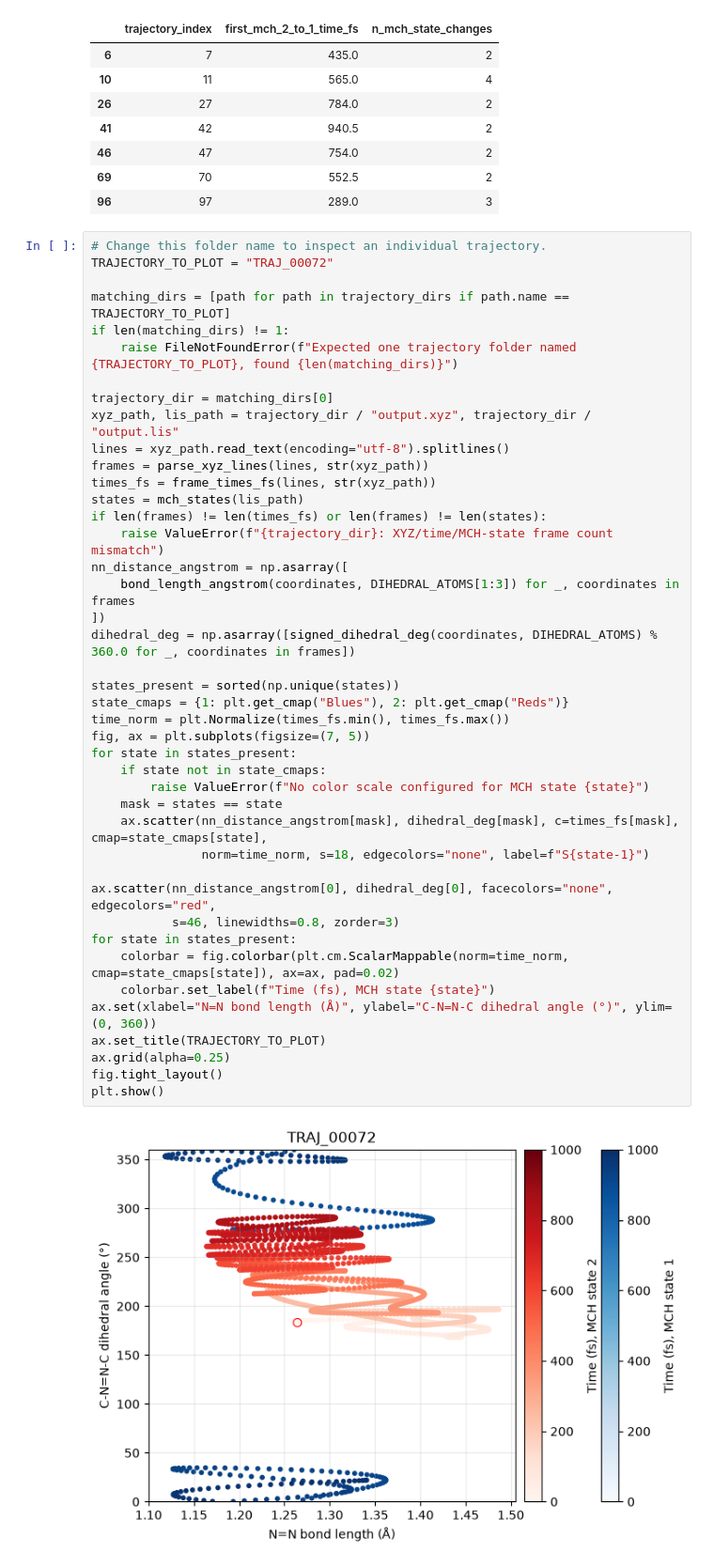
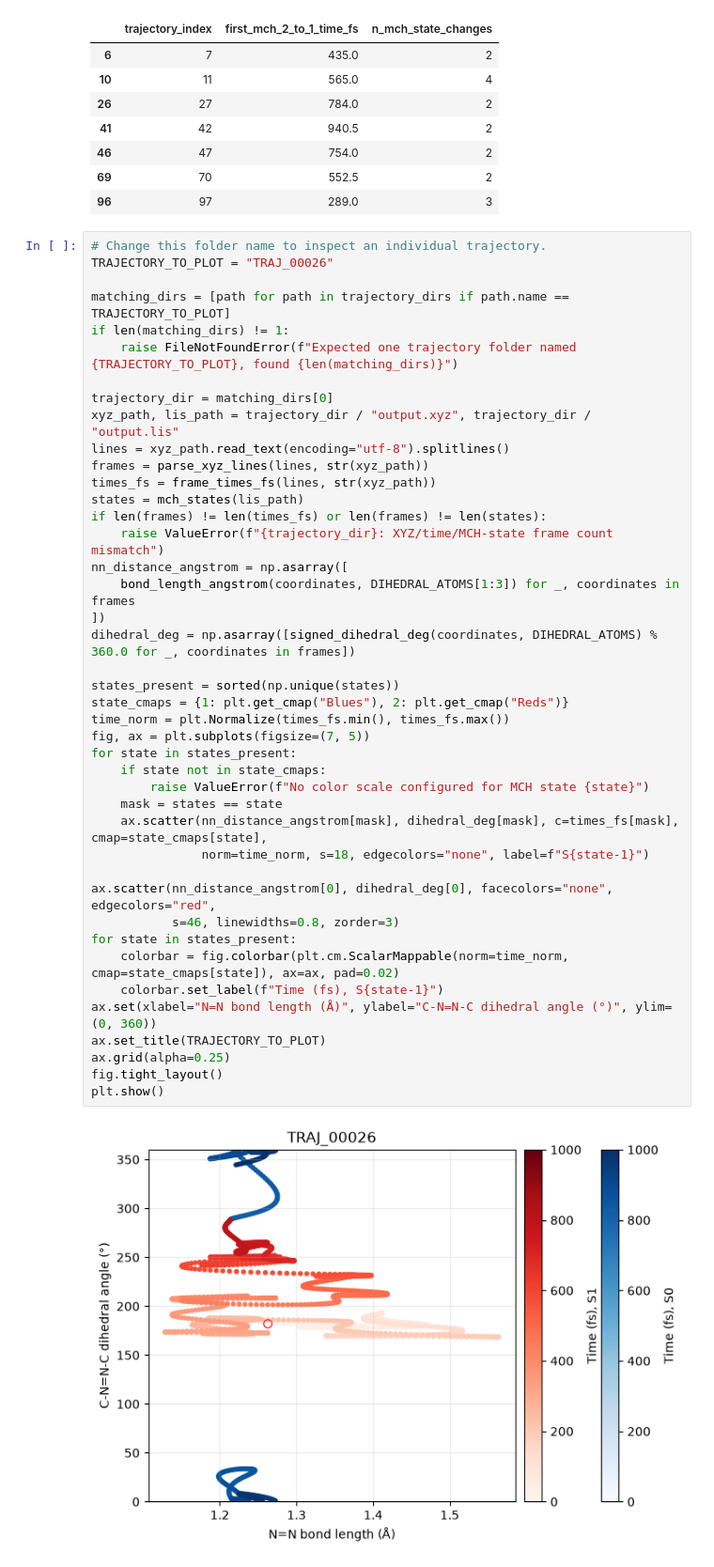
Before and after one commit to yoghurtfork/X-MACE-sampling, a Jupyter notebook: sharc/quantum_yield.ipynb, the cells around one changed output. Shown at 94% size. Saved outputs shown, nothing was run; the diff lists cells and outputs as text.

```diff
--- a/sharc/quantum_yield.ipynb
+++ b/sharc/quantum_yield.ipynb
@@ -535,7 +535,7 @@ Trajectories with more than one MCH-state change: 7
 | 96 | 97 | 289.0 | 3 |
 # %%
 # Change this folder name to inspect an individual trajectory.
-TRAJECTORY_TO_PLOT = "TRAJ_00072"
+TRAJECTORY_TO_PLOT = "TRAJ_00026"
 
 matching_dirs = [path for path in trajectory_dirs if path.name == TRAJECTORY_TO_PLOT]
 if len(matching_dirs) != 1:
@@ -548,32 +548,32 @@ frames = parse_xyz_lines(lines, str(xyz_path))
 times_fs = frame_times_fs(lines, str(xyz_path))
 states = mch_states(lis_path)
 if len(frames) != len(times_fs) or len(frames) != len(states):
     raise ValueError(f"{trajectory_dir}: XYZ/time/MCH-state frame count mismatch")
 nn_distance_angstrom = np.asarray([
     bond_length_angstrom(coordinates, DIHEDRAL_ATOMS[1:3]) for _, coordinates in frames
 ])
 dihedral_deg = np.asarray([signed_dihedral_deg(coordinates, DIHEDRAL_ATOMS) % 360.0 for _, coordinates in frames])
 
 states_present = sorted(np.unique(states))
 state_cmaps = {1: plt.get_cmap("Blues"), 2: plt.get_cmap("Reds")}
 time_norm = plt.Normalize(times_fs.min(), times_fs.max())
 fig, ax = plt.subplots(figsize=(7, 5))
 for state in states_present:
     if state not in state_cmaps:
         raise ValueError(f"No color scale configured for MCH state {state}")
     mask = states == state
     ax.scatter(nn_distance_angstrom[mask], dihedral_deg[mask], c=times_fs[mask], cmap=state_cmaps[state],
                norm=time_norm, s=18, edgecolors="none", label=f"S{state-1}")
 
 ax.scatter(nn_distance_angstrom[0], dihedral_deg[0], facecolors="none", edgecolors="red",
            s=46, linewidths=0.8, zorder=3)
 for state in states_present:
     colorbar = fig.colorbar(plt.cm.ScalarMappable(norm=time_norm, cmap=state_cmaps[state]), ax=ax, pad=0.02)
-    colorbar.set_label(f"Time (fs), MCH state {state}")
+    colorbar.set_label(f"Time (fs), S{state-1}")
 ax.set(xlabel="N=N bond length (Å)", ylabel="C-N=N-C dihedral angle (°)", ylim=(0, 360))
 ax.set_title(TRAJECTORY_TO_PLOT)
 ax.grid(alpha=0.25)
 fig.tight_layout()
 plt.show()
 # %% [output]
-[figure, old version]
+[figure, new version]
```
Also changed, not shown: 6 other files.
